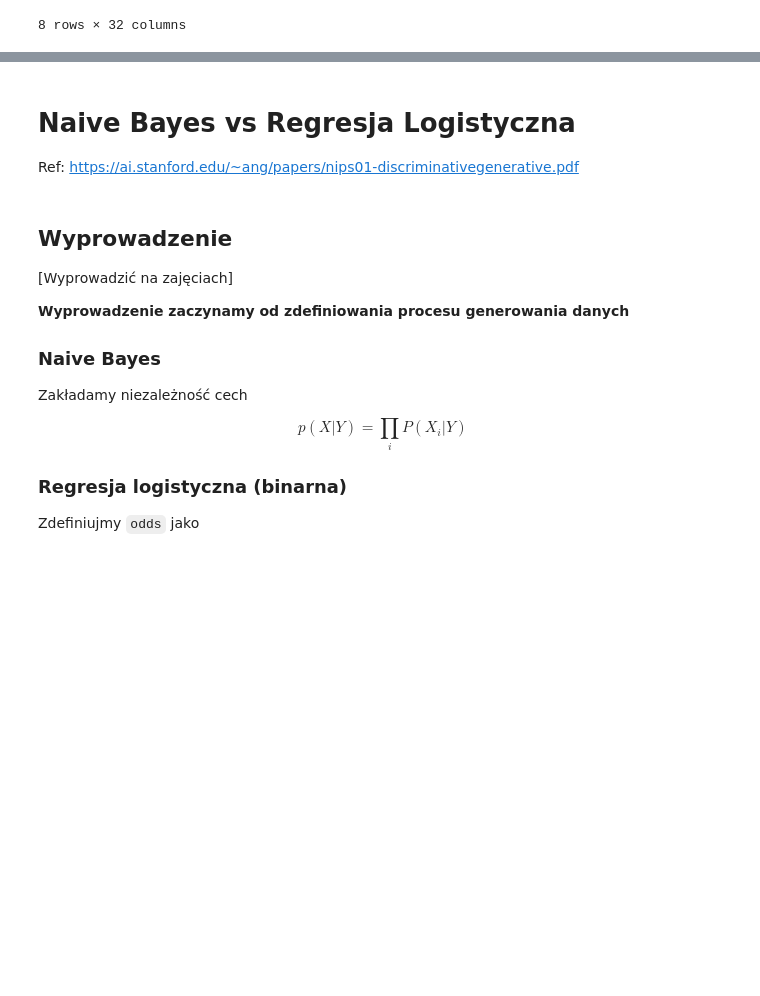
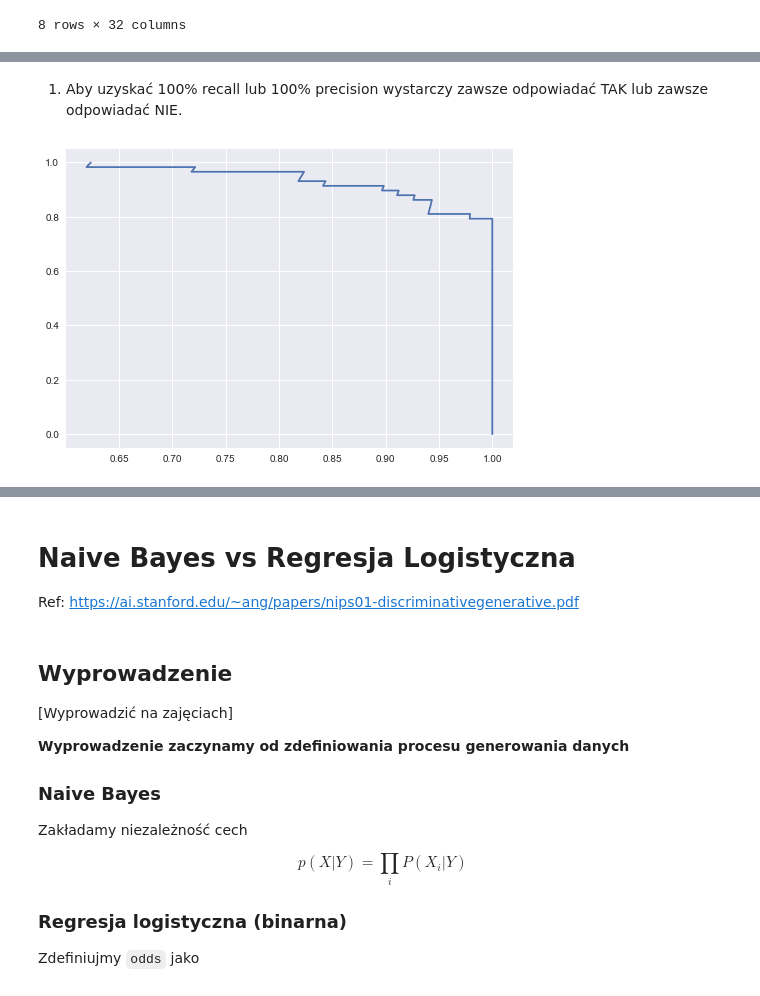
Before and after one commit to 13MaxG/MachineLearningAndrzeja, a Jupyter notebook: L7.ipynb, the cells around one changed output, grey strips where cells are left out. Saved outputs shown, nothing was run; the diff lists cells and outputs as text; code cells hidden in the pictures; blank space fills up the shorter version.

```diff
--- a/L7.ipynb
+++ b/L7.ipynb
@@ -172,6 +172,19 @@ Zdefiniujmy jako model probabilistyczny model, który zwraca p($\hat{y}$ | y). O
 Powinno wyjść:
 
 <img src="figures/L7/prec_recall.png">
+# %% [markdown]
+1. Aby uzyskać 100% recall lub 100% precision wystarczy zawsze odpowiadać TAK lub zawsze odpowiadać NIE.
+# %%
+import numpy as np
+from sklearn.metrics import precision_recall_curve
+
+score = [ x[1] for x in model.predict_proba(test_X)]
+
+precision, recall, thresholds = precision_recall_curve(test_y, score)
+
+_=plt.plot(precision, recall)
+# %% [output]
+[figure, added]
 # %% [markdown]
 ## Zadanie 2 [3 pkt]
 
```
Also changed, not shown: parts of 2 cells of this notebook.
